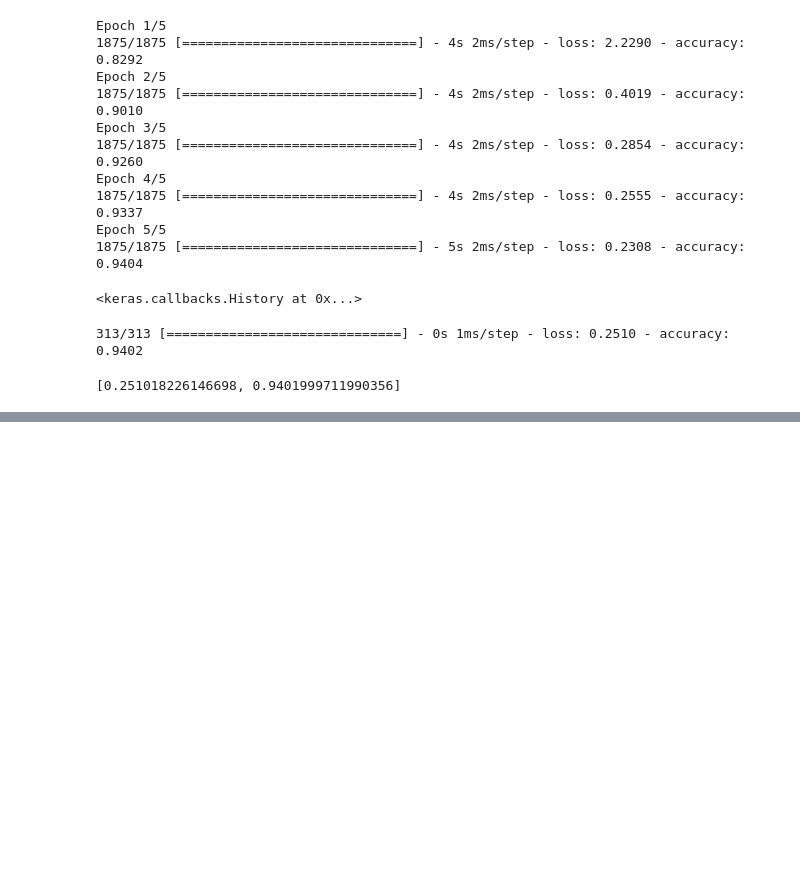
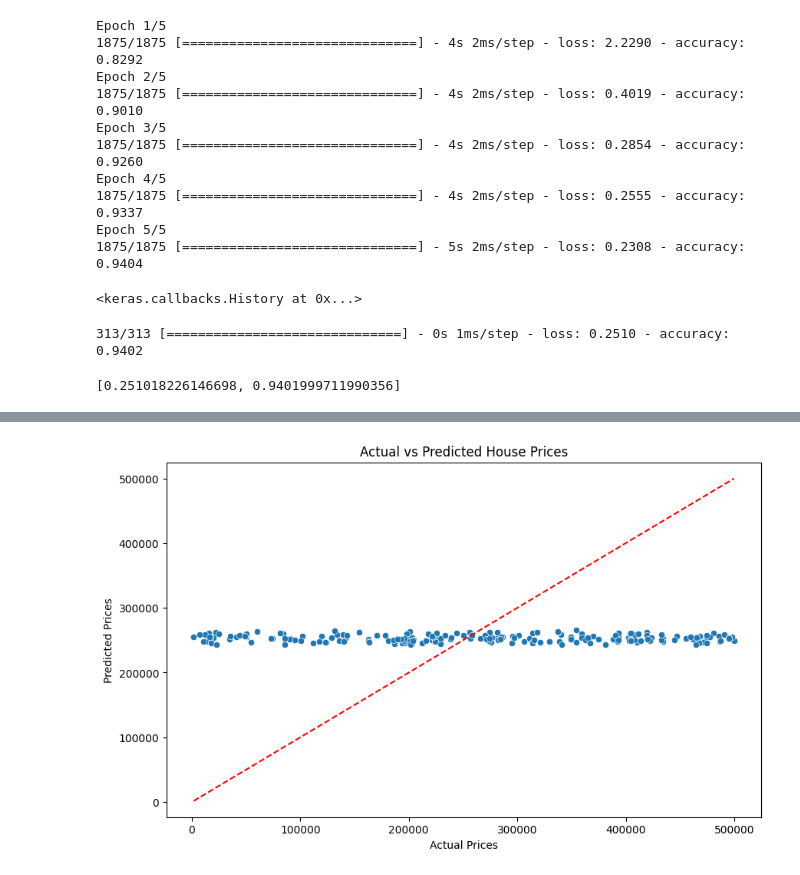
Before and after one commit to Blacksujit/Deep-Learning-Specialization-Repo, a Jupyter notebook: Tensorflow.ipynb, the cells around one changed output, grey strips where cells are left out. Saved outputs shown, nothing was run; the diff lists cells and outputs as text; code cells hidden in the pictures; blank space fills up the shorter version.

```diff
--- a/Tensorflow.ipynb
+++ b/Tensorflow.ipynb
@@ -236,0 +239,93 @@ model.evaluate(X_test , Y_test)
+# %%
+import pandas as pd
+import numpy as np
+from sklearn.model_selection import train_test_split
+from sklearn.linear_model import LinearRegression
+from sklearn.metrics import mean_squared_error, r2_score
+import matplotlib.pyplot as plt
+import seaborn as sns
+
+# Create a dummy dataset
+def create_dummy_data(num_samples=1000):
+    """Create a dummy dataset for practice purposes."""
+    np.random.seed(42)  # For reproducibility
+    data = pd.DataFrame({
+        'LotFrontage': np.random.rand(num_samples) * 100,  # Random values for LotFrontage
+        'Neighborhood': np.random.choice(['A', 'B', 'C', 'D'], num_samples),  # Random neighborhoods
+        'HouseStyle': np.random.choice(['1Story', '2Story', 'SplitLevel'], num_samples),  # Random house styles
+        'SalePrice': np.random.rand(num_samples) * 500000  # Random sale prices
+    })
+    return data
+
+# Helper Function: Preprocess Data
+def preprocess_data(data):
+    """Preprocess the data by handling missing values and encoding categorical variables."""
+    # Handle missing values
+    data['LotFrontage'].fillna(data['LotFrontage'].mean(), inplace=True)
+
+    # One-hot encode categorical variables
+    data = pd.get_dummies(data, columns=['Neighborhood', 'HouseStyle'], drop_first=True)
+
+    return data
+
+# Helper Function: Split Data
+def split_data(data, target_column, test_size=0.2):
+    """Split the data into features and target, then into training and testing sets."""
+    X = data.drop(target_column, axis=1)
+    y = data[target_column]
+    return train_test_split(X, y, test_size=test_size, random_state=42)
+
+# Helper Function: Train Model
+def train_model(X_train, y_train):
+    """Train a linear regression model."""
+    model = LinearRegression()
+    model.fit(X_train, y_train)
+    return model
+
+# Helper Function: Evaluate Model
+
+def evaluate_model(model, X_test, y_test):
+    """Evaluate the model and return performance metrics."""
+    predictions = model.predict(X_test)
+    mse = mean_squared_error(y_test, predictions)
+    r2 = r2_score(y_test, predictions)
+    return mse, r2
+
+# Helper Function: Plot Results
+
+def plot_results(y_test, predictions):
+    """Plot actual vs predicted values."""
+    plt.figure(figsize=(10, 6))
+    sns.scatterplot(x=y_test, y=predictions)
+    plt.xlabel('Actual Prices')
+    plt.ylabel('Predicted Prices')
+    plt.title('Actual vs Predicted House Prices')
+    plt.plot([y_test.min(), y_test.max()], [y_test.min(), y_test.max()], 'r--')  # Diagonal line
+    plt.show()
+
+# Main Function to Run the Project
+def main():
+    # Create dummy data
+    data = create_dummy_data()
+
+    # Preprocess data
+    data = preprocess_data(data)
+
+    # Split data
+    X_train, X_test, y_train, y_test = split_data(data, target_column='SalePrice')
+
+    # Train model
+    model = train_model(X_train, y_train)
+
+    # Evaluate model
+    mse, r2 = evaluate_model(model, X_test, y_test)
+    print(f'Mean Squared Error: {mse}')
+    print(f'R-squared: {r2}')
+
+    # Plot results
+    predictions = model.predict(X_test)
+    plot_results(y_test, predictions)
+
+# Example usage
+main()
+# %% [output]
@@ -236,0 +334 @@ model.evaluate(X_test , Y_test)
+[figure, added]
```
Also changed, not shown: parts of 8 cells of this notebook, 2 other files.
